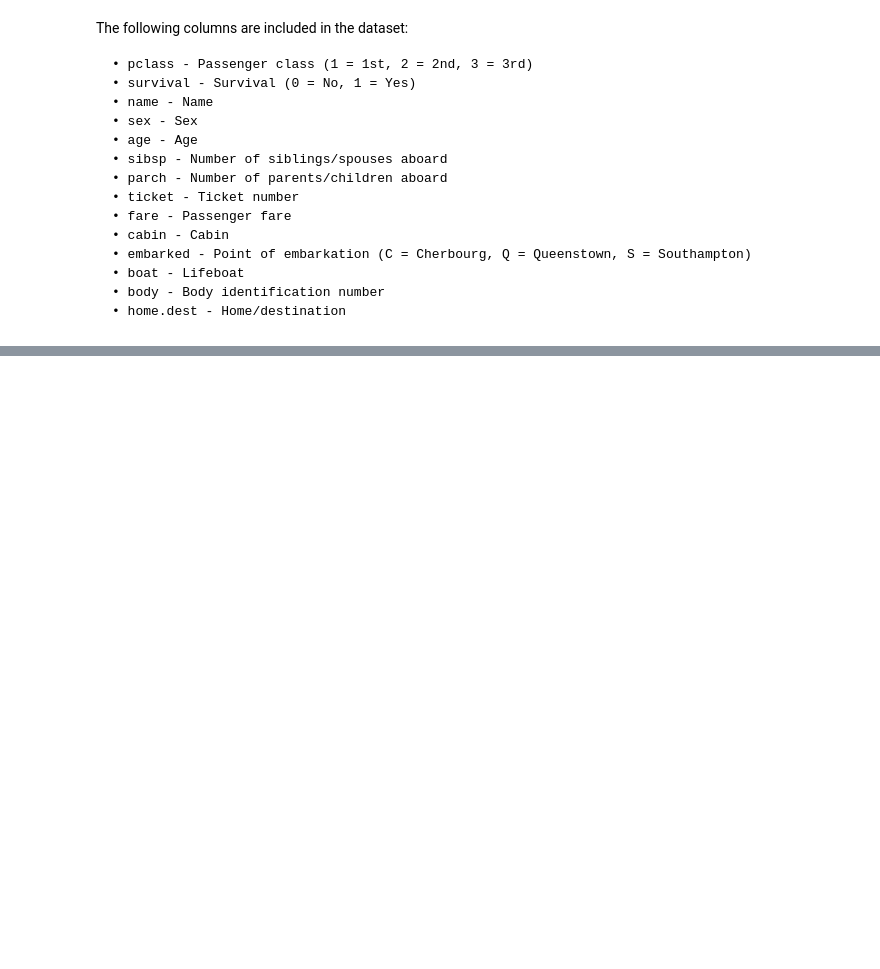
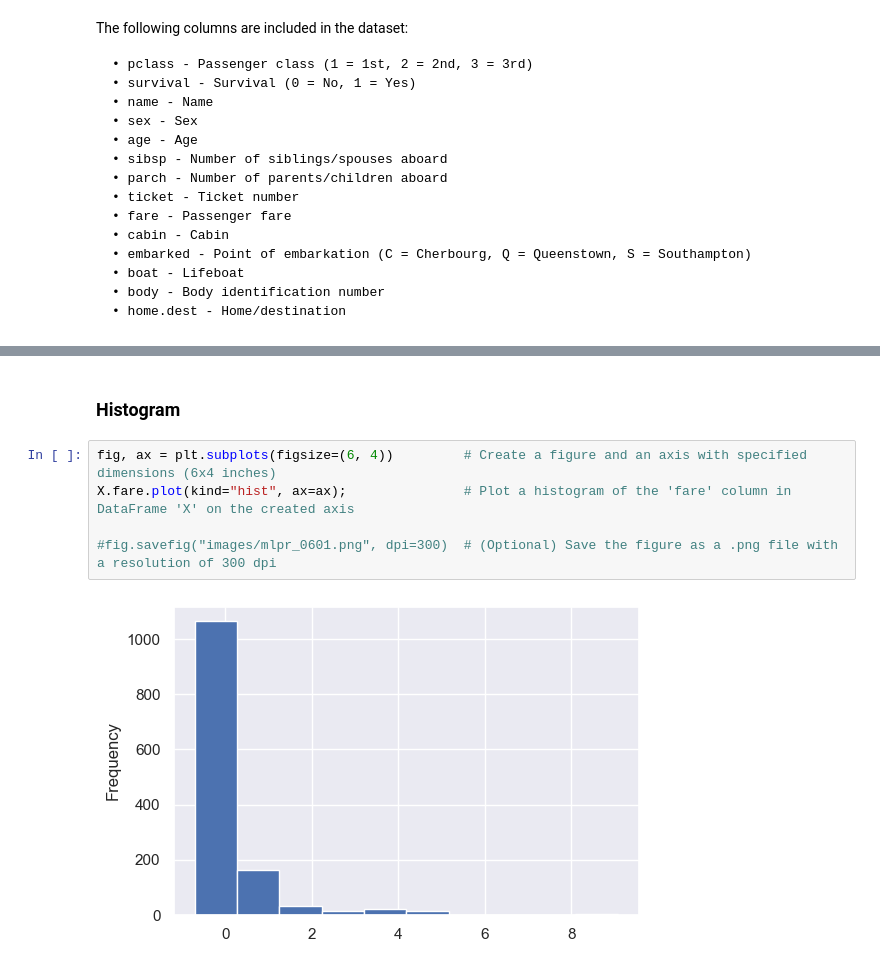
Before and after one commit to LeonardoSMSoares/Data-Analysis-Quick-Reference, a Jupyter notebook: Machine Learning Pocket Reference/MLPR 03 - Exploring.ipynb, the cells around one changed output, grey strips where cells are left out. Cells and saved outputs as stored; diff of their text form; blank space fills up the shorter version.

```diff
--- a/Machine Learning Pocket Reference/MLPR 03 - Exploring.ipynb
+++ b/Machine Learning Pocket Reference/MLPR 03 - Exploring.ipynb
@@ -62,0 +162,9 @@ memory usage: 143.3+ KB
+# %% [markdown]
+### Histogram
+# %%
+fig, ax = plt.subplots(figsize=(6, 4))         # Create a figure and an axis with specified dimensions (6x4 inches)
+X.fare.plot(kind="hist", ax=ax);               # Plot a histogram of the 'fare' column in DataFrame 'X' on the created axis
+
+#fig.savefig("images/mlpr_0601.png", dpi=300)  # (Optional) Save the figure as a .png file with a resolution of 300 dpi
+# %% [output]
+[figure, added]
```
Also changed, not shown: parts of 40 cells of this notebook.
